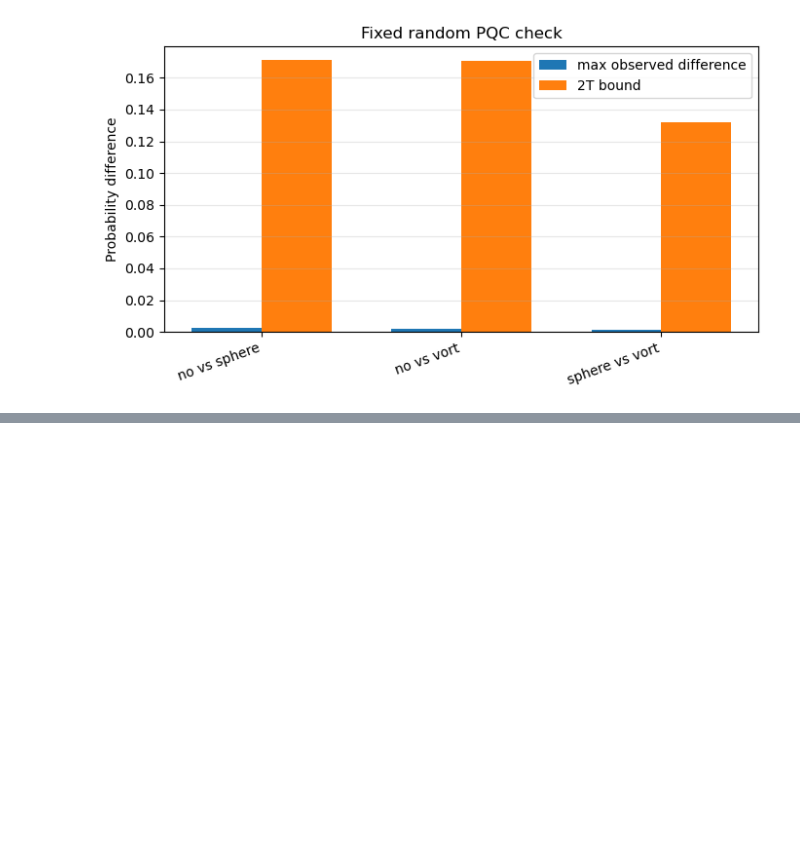
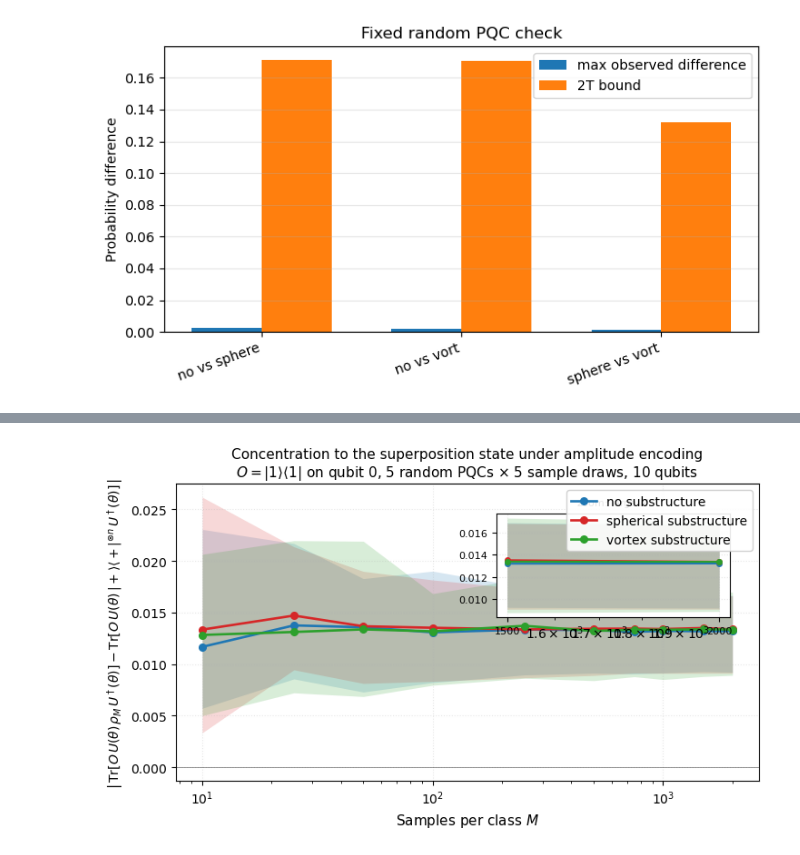
Before and after one commit to sushmanthreddy/deeplense-quantum, a Jupyter notebook: notebooks/amplitude_testing/datavisualization_amplitude.ipynb, the cells around one changed output, grey strips where cells are left out. Saved outputs shown, nothing was run; the diff lists cells and outputs as text; code cells hidden in the pictures; blank space fills up the shorter version.

```diff
--- a/notebooks/amplitude_testing/datavisualization_amplitude.ipynb
+++ b/notebooks/amplitude_testing/datavisualization_amplitude.ipynb
@@ -531,0 +911,61 @@ plt.show()
+# %%
+fig, ax = plt.subplots(figsize=(7.5, 4.5))
+
+for class_name in cs_present:
+    sub = agg[agg["class"] == class_name].sort_values("m")
+    if sub.empty:
+        continue
+    color = CLASS_COLORS.get(class_name, "#1f77b4")
+    label = CLASS_LABELS.get(class_name, class_name)
+
+    ax.fill_between(
+        sub["m"], sub["min"], sub["max"],
+        color=color, alpha=0.18, linewidth=0,
+    )
+    ax.plot(
+        sub["m"], sub["mean"],
+        color=color, marker="o", markersize=5.5,
+        linewidth=1.9, label=label,
+    )
+
+ax.axhline(0.0, color="black", linewidth=0.6, alpha=0.5)
+ax.set_xscale("log")
+ax.set_xlabel("Samples per class $M$", fontsize=11)
+ax.set_ylabel(
+    r"$\left|\, \mathrm{Tr}[O\, U(\theta)\, \rho_M\, U^\dagger(\theta)]"
+    r" - \mathrm{Tr}[O\, U(\theta)\, |+\rangle\langle+|^{\otimes n}\, U^\dagger(\theta)] \,\right|$",
+    fontsize=10,
+)
+ax.set_title(
+    f"Concentration to the superposition state under amplitude encoding\n"
+    f"$O = |1\\rangle\\langle 1|$ on qubit {DIFF_OBS_QUBIT}, "
+    f"{DIFF_N_PQC} random PQCs × {N_SEEDS} sample draws, "
+    f"{N_QUBITS} qubits",
+    fontsize=11,
+)
+ax.grid(alpha=0.3, linestyle=":")
+ax.legend(fontsize=10, framealpha=0.9, loc="upper right")
+
+if len(DIFF_M_VALUES) >= 4:
+    last_two_m = DIFF_M_VALUES[-2:]
+    inset = ax.inset_axes([0.55, 0.55, 0.4, 0.35])
+    for class_name in cs_present:
+        sub = agg[(agg["class"] == class_name) & (agg["m"].isin(last_two_m))]
+        if sub.empty:
+            continue
+        color = CLASS_COLORS.get(class_name, "#1f77b4")
+        inset.fill_between(sub["m"], sub["min"], sub["max"], color=color, alpha=0.18, linewidth=0)
+        inset.plot(sub["m"], sub["mean"], color=color, marker="o", markersize=4, linewidth=1.5)
+    inset.set_xscale("log")
+    inset.set_xticks(last_two_m)
+    inset.set_xticklabels([str(m) for m in last_two_m], fontsize=8)
+    inset.tick_params(axis="y", labelsize=8)
+    inset.grid(alpha=0.3, linestyle=":")
+    inset.set_title("zoom: large $M$", fontsize=8)
+
+plt.tight_layout()
+plt.savefig(OUT_DIR / "figures" / "concentration_difference_vs_M.png",
+            dpi=180, bbox_inches="tight")
+plt.show()
+# %% [output]
+[figure, added]
```
Also changed, not shown: parts of 7 cells of this notebook, 3 other files.
